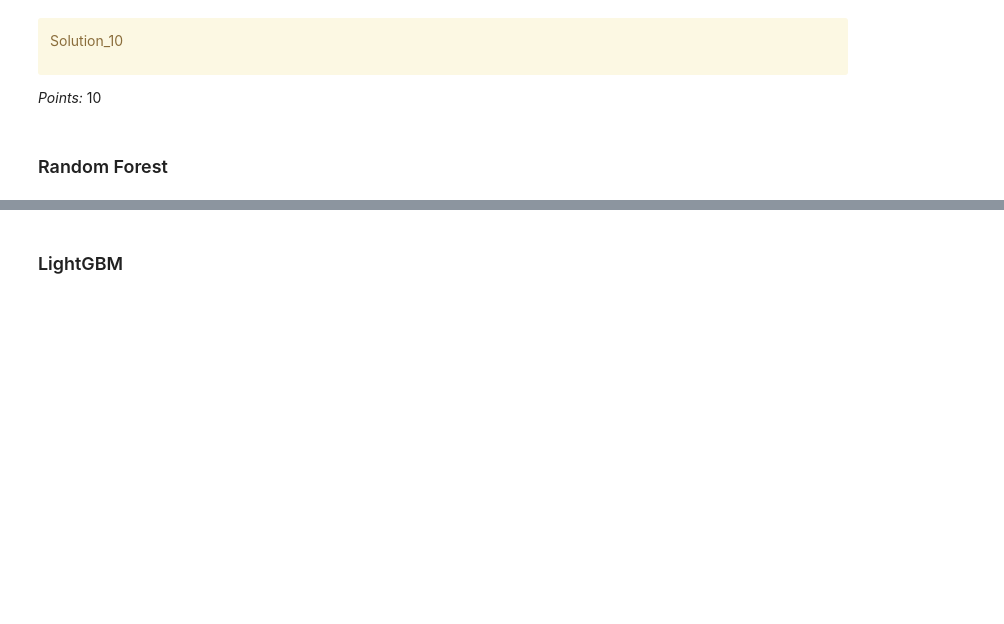
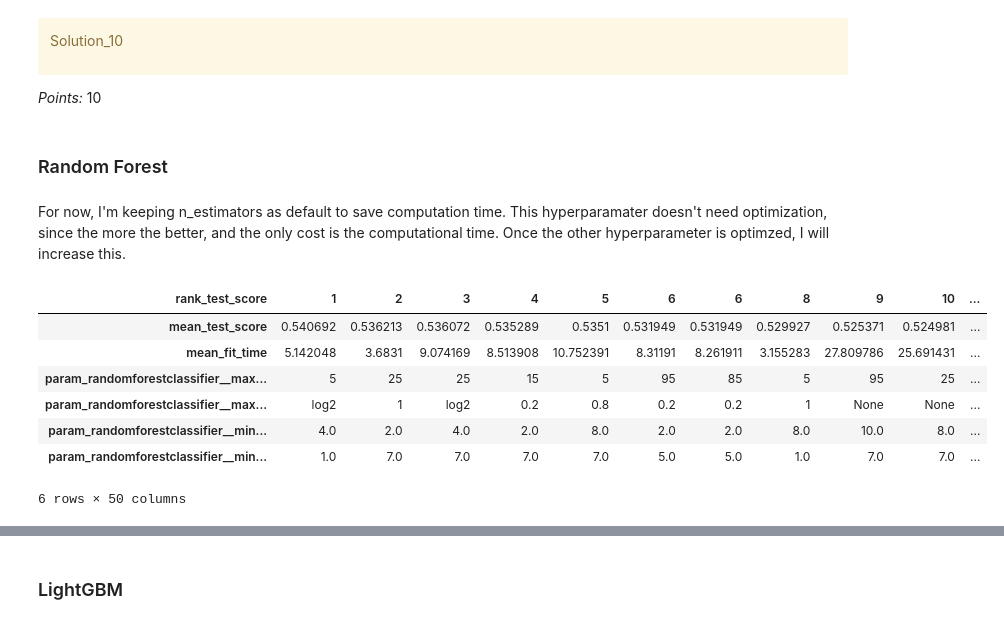
Before and after one commit to jessicapatricia012/CPSC-330-HW5, a Jupyter notebook: hw5.ipynb, the cells around one changed output, grey strips where cells are left out. Cells and saved outputs as stored; diff of their text form; code cells hidden in the pictures; blank space fills up the shorter version.

Commit message:
hyperparameter optimization

```diff
--- a/hw5.ipynb
+++ b/hw5.ipynb
@@ -992,3 +1047,7 @@ However, I will use the features selected by RFE for Random Forest and Logistic
+# %%
+pipe_lr_selected = rfe_pipe_lr
+pipe_rf_selected = pipe_rf_model_based
+pipe_lgbm_selected = pipe_lgbm
 # %% [markdown]
 <!-- END QUESTION -->
 
@@ -1014,28 +1073,5 @@ Solution_10
 </div>
 
 _Points:_ 10
-# %%
-def randomized_tuning(pipe, param_grid):
-    random_search = RandomizedSearchCV(pipe,
-                  param_distributions = param_grid,
-                  n_iter=100,
-                  n_jobs=-1,
-                  return_train_score=True,
-                  scoring="f1",
-                  random_state=123)
-
-    random_search.fit(X_train, y_train)
-
-    result_cols = [
-        "mean_test_score",
-        "mean_fit_time",
-        "rank_test_score"
-    ]
-    for param in param_grid.keys():
-        result_cols.append(f"param_{param}")
-
-    display(pd.DataFrame(random_search.cv_results_)[result_cols].set_index("rank_test_score").sort_index().T)
-
-    return random_search
 # %% [markdown]
 ### Random Forest
@@ -1049,0 +1078,21 @@ best_params_rf = randomized_tuning(pipe_rf, param_grid_rf).best_params_
+# %% [markdown]
+For now, I'm keeping n_estimators as default to save computation time. This hyperparamater doesn't need optimization, since the more the better, and the only cost is the computational time. Once the other hyperparameter is optimzed, I will increase this.
+# %%
+param_grid_rf = {
+    "randomforestclassifier__max_depth": list(range(5,100,10)),
+    "randomforestclassifier__max_features": ["sqrt", "log2", None, 0.2, 0.5, 0.8, 1],
+    "randomforestclassifier__min_samples_split": [0.5, 1.0, 2, 4, 6, 8, 10],
+    "randomforestclassifier__min_samples_leaf": [0.5, 1, 3, 5, 7],
+}
+
+# randomized_tuning() defined on cell 3
+best_params_rf = randomized_tuning(pipe_rf_selected, param_grid_rf, 50).best_params_
+# %% [output]
+| rank_test_score | 1 | 2 | 3 | 4 | 5 | 6 | 6 | 8 | 9 | 10 | ... |
+| mean_test_score | 0.540692 | 0.536213 | 0.536072 | 0.535289 | 0.5351 | 0.531949 | 0.531949 | 0.529927 | 0.525371 | 0.524981 | ... |
+| mean_fit_time | 5.142048 | 3.6831 | 9.074169 | 8.513908 | 10.752391 | 8.31191 | 8.261911 | 3.155283 | 27.809786 | 25.691431 | ... |
+| param_randomforestclassifier__max... | 5 | 25 | 25 | 15 | 5 | 95 | 85 | 5 | 95 | 25 | ... |
+| param_randomforestclassifier__max... | log2 | 1 | log2 | 0.2 | 0.8 | 0.2 | 0.2 | 1 | None | None | ... |
+| param_randomforestclassifier__min... | 4.0 | 2.0 | 4.0 | 2.0 | 8.0 | 2.0 | 2.0 | 8.0 | 10.0 | 8.0 | ... |
+| param_randomforestclassifier__min... | 1.0 | 7.0 | 7.0 | 7.0 | 7.0 | 5.0 | 5.0 | 1.0 | 7.0 | 7.0 | ... |
+6 rows × 50 columns
```
Also changed, not shown: parts of 30 cells of this notebook.
